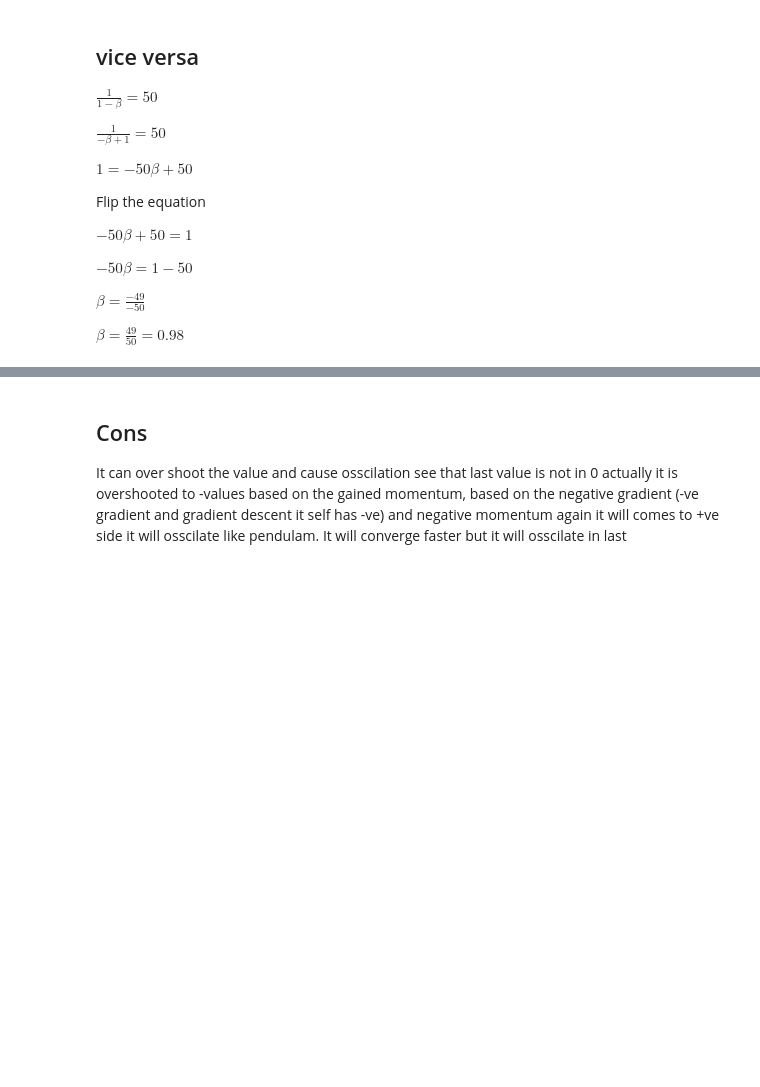
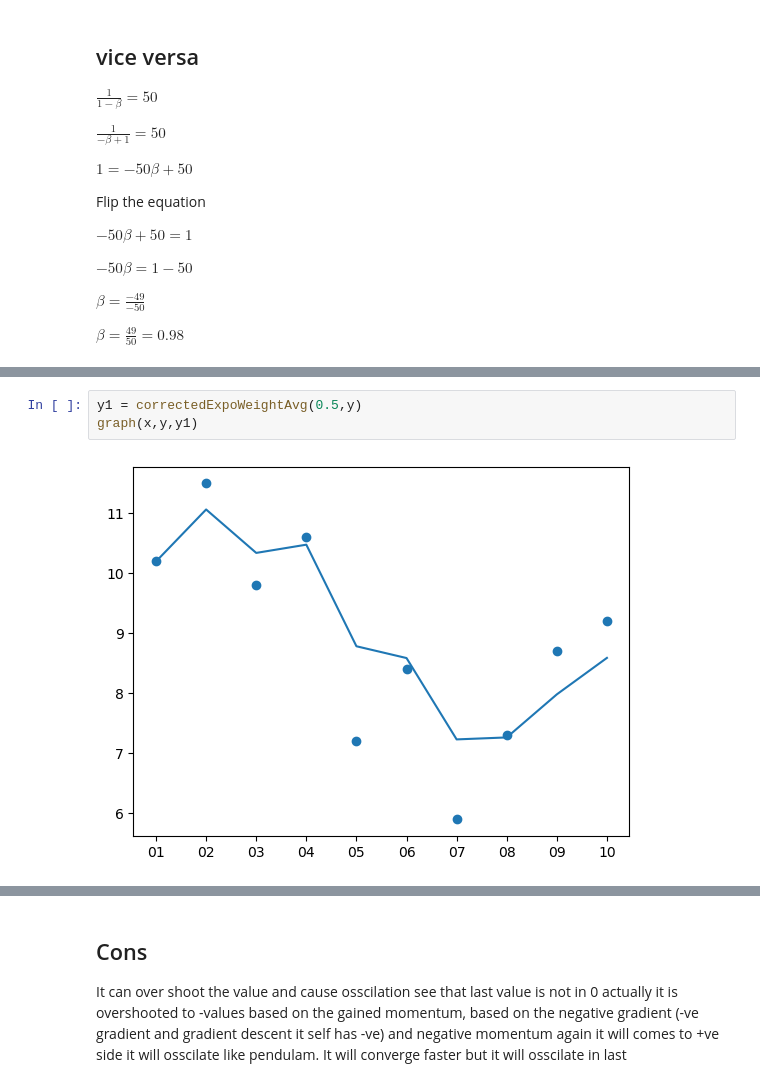
Before and after one commit to Jithendiran/mlTask, a Jupyter notebook: docs/gradient/Momentum.ipynb, the cells around one changed output, grey strips where cells are left out. Drawn from its saved outputs; the diff is of its cells as text; blank space fills up the shorter version.

```diff
--- a/docs/gradient/Momentum.ipynb
+++ b/docs/gradient/Momentum.ipynb
@@ -325,0 +364,5 @@ $\beta = \frac{49}{50} = 0.98$
+# %%
+y1 = correctedExpoWeightAvg(0.5,y)
+graph(x,y,y1)
+# %% [output]
+[figure, added]
```
Also changed, not shown: parts of 20 cells of this notebook.
